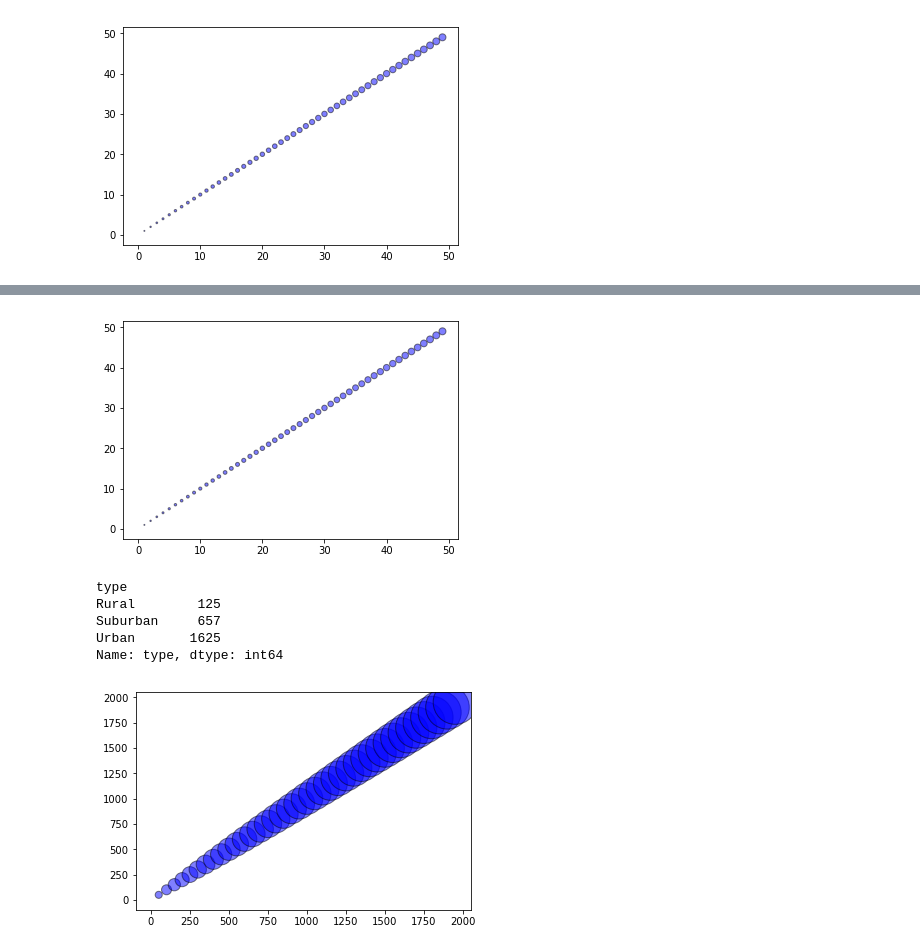
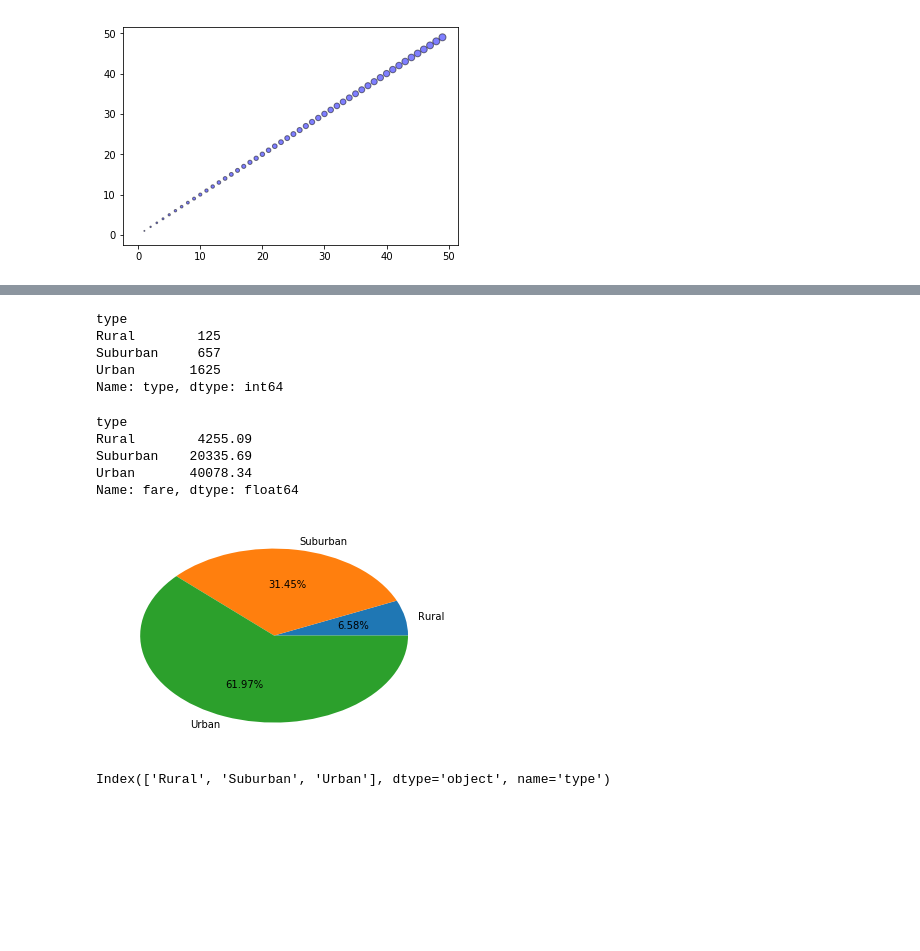
Before and after one commit to ENPlummer/Pyber, a Jupyter notebook: Pyber.ipynb, the cells around one changed output, grey strips where cells are left out. Cells and saved outputs as stored; diff of their text form; code cells hidden in the pictures; blank space fills up the shorter version.

```diff
--- a/Pyber.ipynb
+++ b/Pyber.ipynb
@@ -20,6 +20,10 @@ ride_data = "Resources/ride_data.csv"
 
 city_data_df = pd.read_csv(city_data)
 city_data_df.head()
+
+#duplicate  city so drop dups
+city_data_df = city_data_df.drop_duplicates('city')
+city_data_df.head()
 # %% [output]
 |  | city | driver_count | type |
 | 0 | Kelseyland | 63 | Urban |
@@ -40,7 +44,7 @@ ride_data_df.head()
 | 3 | Spencertown | 2016-07-31 14:53:22 | 6.87 | 2242596575892 |
 | 4 | Nguyenbury | 2016-07-09 04:42:44 | 6.28 | 1543057793673 |
 # %%
-pyber_data = pd.merge(city_data_df, ride_data_df, on="city", how="left")
+pyber_data = pd.merge(city_data_df, ride_data_df, on="city")
 pyber_data.head()
 # %% [output]
 |  | city | driver_count | type | date | fare | ride_id |
@@ -176,10 +167,3 @@ total_drivers = np.arange(0,50,1)
-# %%
-#Create a scatter plot for total drivers per city.
-
-plt.scatter(x_axis, total_drivers, marker="o", facecolor="blue", edgecolor="black", s=x_axis, alpha=0.5)
-plt.show()
-# %% [output]
-[figure, removed]
 # %%
 #Count the number of each city type: urban, suburban, rural.
 
@@ -208,7 +178,19 @@ city_type = np.arange(0,2000,50)
-# %%
-# Create a scatter plot for city type.
-
-plt.scatter(x_axis, city_type, marker="o", facecolor="blue", edgecolor="black", s=x_axis, alpha=0.5)
-plt.show()
-# %% [output]
-[figure, removed]
+# %%
+city_pie = pyber_data.groupby(["type"])["fare"].sum()
+city_pie
+# %% [output]
+type
+Rural        4255.09
+Suburban    20335.69
+Urban       40078.34
+Name: fare, dtype: float64
+# %%
+plt.pie(city_pie, labels = city_pie.index, autopct = "%1.2f%%")
+
+plt.show()
+# %% [output]
+[figure, added]
+# %%
+city_pie.index
+# %% [output]
+Index(['Rural', 'Suburban', 'Urban'], dtype='object', name='type')
```
Also changed, not shown: parts of 14 cells of this notebook.
